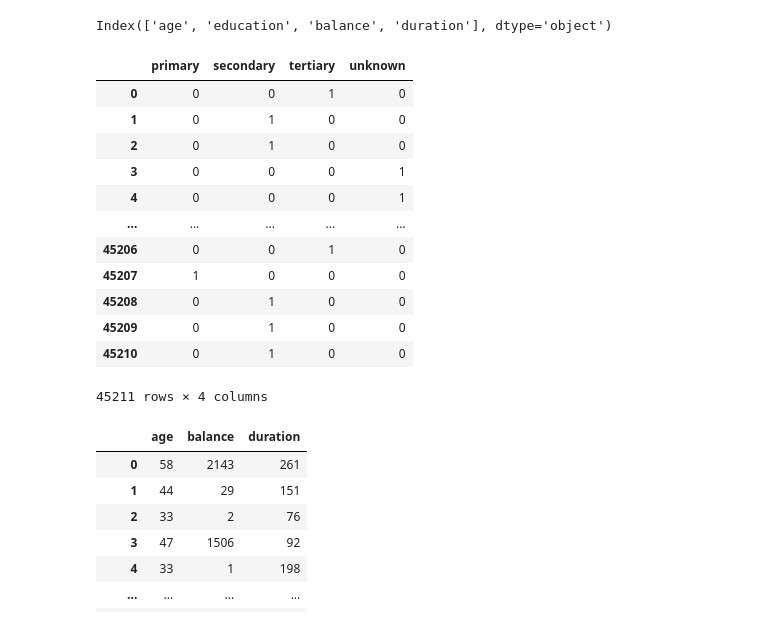
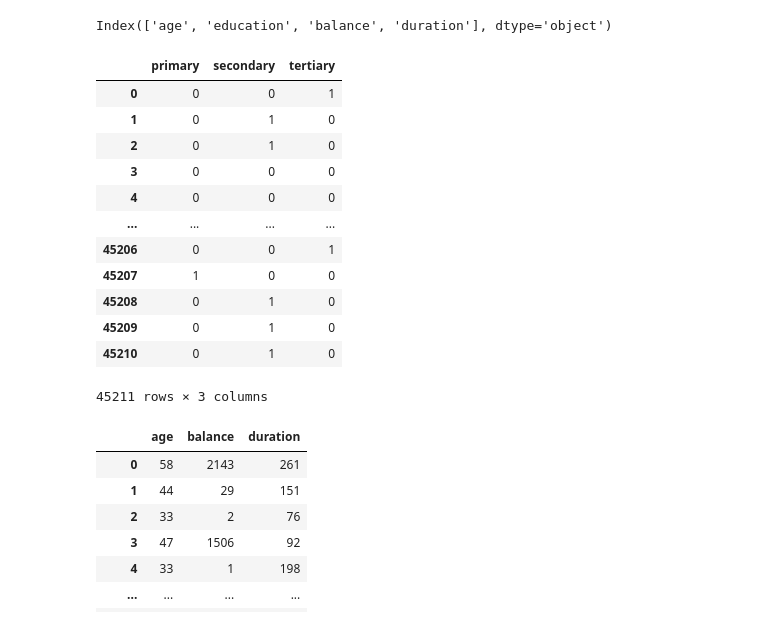
Before and after one commit to javierarteagapuell/deeplearning, a Jupyter notebook: Ejercicio2.ipynb, the cells around one changed output. Cells and saved outputs as stored; diff of their text form; code cells hidden in the pictures.

```diff
--- a/Ejercicio2.ipynb
+++ b/Ejercicio2.ipynb
@@ -50,20 +60,21 @@ Index(['age', 'education', 'balance', 'duration'], dtype='object')
 # %%
 #PASAR LA VARIBALE EDUCATION DE CATEGÓRICA A NUMÉRICA
 
-education_new=pd.get_dummies(data["education"])
+education_act=pd.get_dummies(data["education"])
+education_new=education_act.drop(['unknown'], axis=1)
 education_new
 # %% [output]
-|  | primary | secondary | tertiary | unknown |
-| 0 | 0 | 0 | 1 | 0 |
-| 1 | 0 | 1 | 0 | 0 |
-| 2 | 0 | 1 | 0 | 0 |
-| 3 | 0 | 0 | 0 | 1 |
-| 4 | 0 | 0 | 0 | 1 |
-| ... | ... | ... | ... | ... |
-| 45206 | 0 | 0 | 1 | 0 |
-| 45207 | 1 | 0 | 0 | 0 |
-| 45208 | 0 | 1 | 0 | 0 |
-| 45209 | 0 | 1 | 0 | 0 |
-| 45210 | 0 | 1 | 0 | 0 |
+|  | primary | secondary | tertiary |
+| 0 | 0 | 0 | 1 |
+| 1 | 0 | 1 | 0 |
+| 2 | 0 | 1 | 0 |
+| 3 | 0 | 0 | 0 |
+| 4 | 0 | 0 | 0 |
+| ... | ... | ... | ... |
+| 45206 | 0 | 0 | 1 |
+| 45207 | 1 | 0 | 0 |
+| 45208 | 0 | 1 | 0 |
+| 45209 | 0 | 1 | 0 |
+| 45210 | 0 | 1 | 0 |
-45211 rows × 4 columns
+45211 rows × 3 columns
 # %%
```
Also changed, not shown: parts of 16 cells of this notebook.
